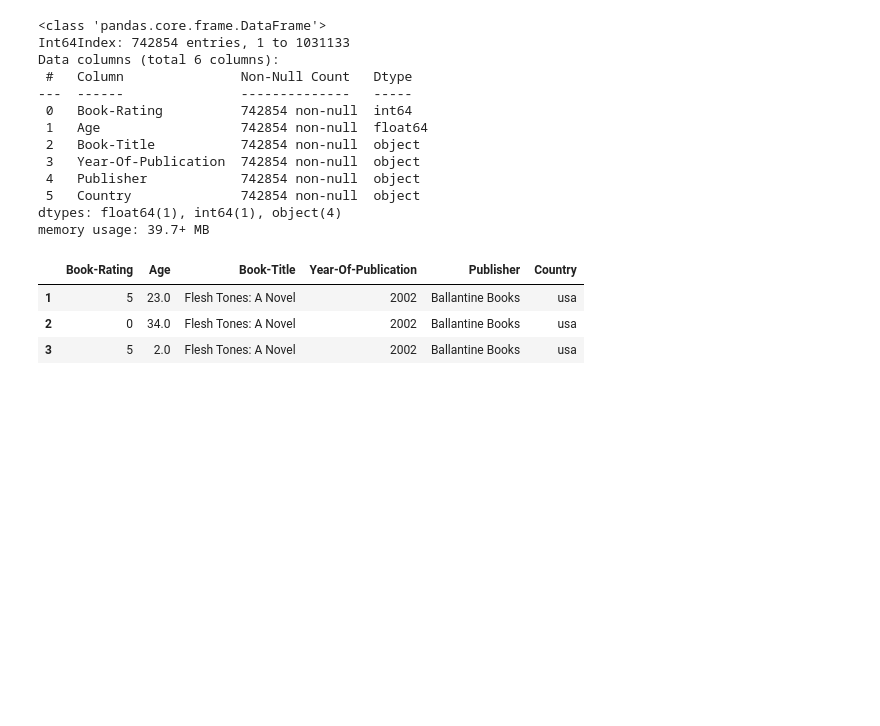
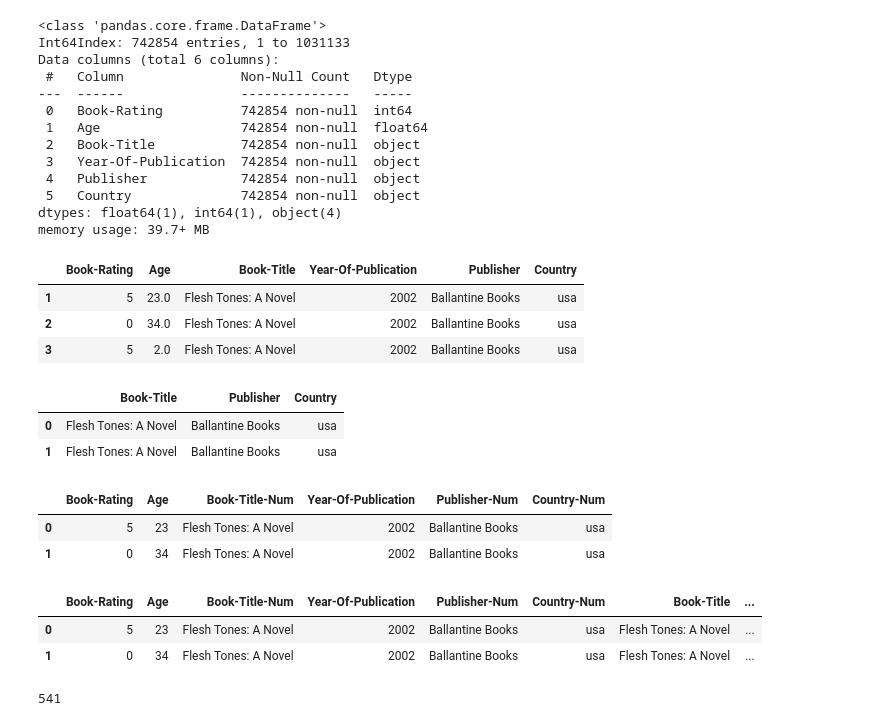
Before and after one commit to Wintec-Yuda/Project-akhir-MSIB, a Jupyter notebook: klasifikasi-buku.ipynb, the cells around one changed output. Saved outputs shown, nothing was run; the diff lists cells and outputs as text; code cells hidden in the pictures; blank space fills up the shorter version.

```diff
--- a/klasifikasi-buku.ipynb
+++ b/klasifikasi-buku.ipynb
@@ -157,0 +162,25 @@ data4.to_csv('data4.csv', index=False)
+# %%
+temp = data4.copy()
+# %%
+data4 = data4[['Book-Title', 'Publisher', 'Country']]
+data4.head(2)
+# %% [output]
+|  | Book-Title | Publisher | Country |
+| 0 | Flesh Tones: A Novel | Ballantine Books | usa |
+| 1 | Flesh Tones: A Novel | Ballantine Books | usa |
+# %%
+temp.columns = ['Book-Rating', 'Age', 'Book-Title-Num', 'Year-Of-Publication', 'Publisher-Num', 'Country-Num']
+# %%
+temp.head(2)
+# %% [output]
+|  | Book-Rating | Age | Book-Title-Num | Year-Of-Publication | Publisher-Num | Country-Num |
+| 0 | 5 | 23 | Flesh Tones: A Novel | 2002 | Ballantine Books | usa |
+| 1 | 0 | 34 | Flesh Tones: A Novel | 2002 | Ballantine Books | usa |
+# %%
+data5 = pd.concat([temp, data4], axis=1)
+# %%
+data5.head(2)
+# %% [output]
+|  | Book-Rating | Age | Book-Title-Num | Year-Of-Publication | Publisher-Num | Country-Num | Book-Title | ... |
+| 0 | 5 | 23 | Flesh Tones: A Novel | 2002 | Ballantine Books | usa | Flesh Tones: A Novel | ... |
+| 1 | 0 | 34 | Flesh Tones: A Novel | 2002 | Ballantine Books | usa | Flesh Tones: A Novel | ... |
@@ -157,0 +191,4 @@ data4.to_csv('data4.csv', index=False)
+# %%
+len(data5[data5['Age'] < 1])
+# %% [output]
+541
```
Also changed, not shown: parts of 28 cells of this notebook.
